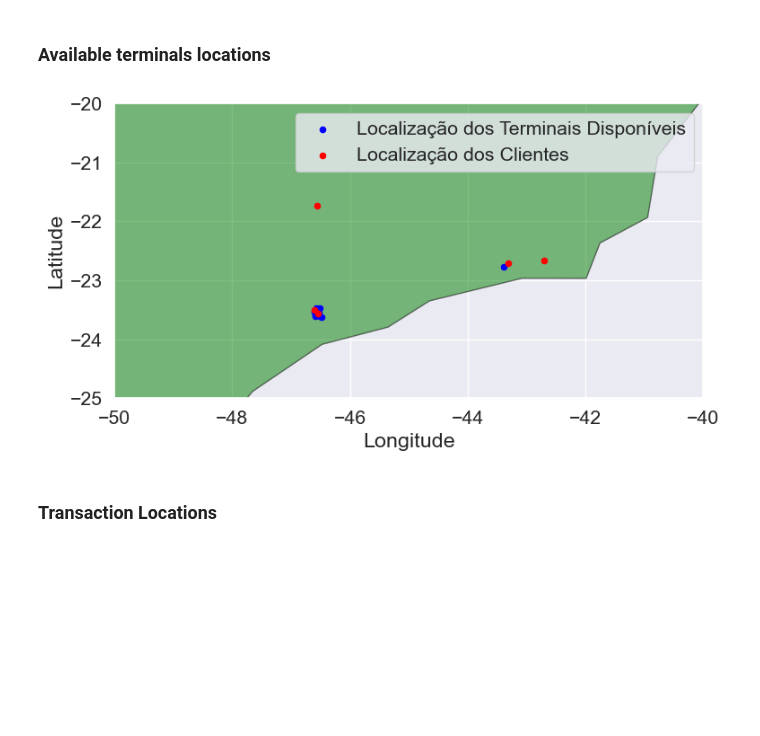
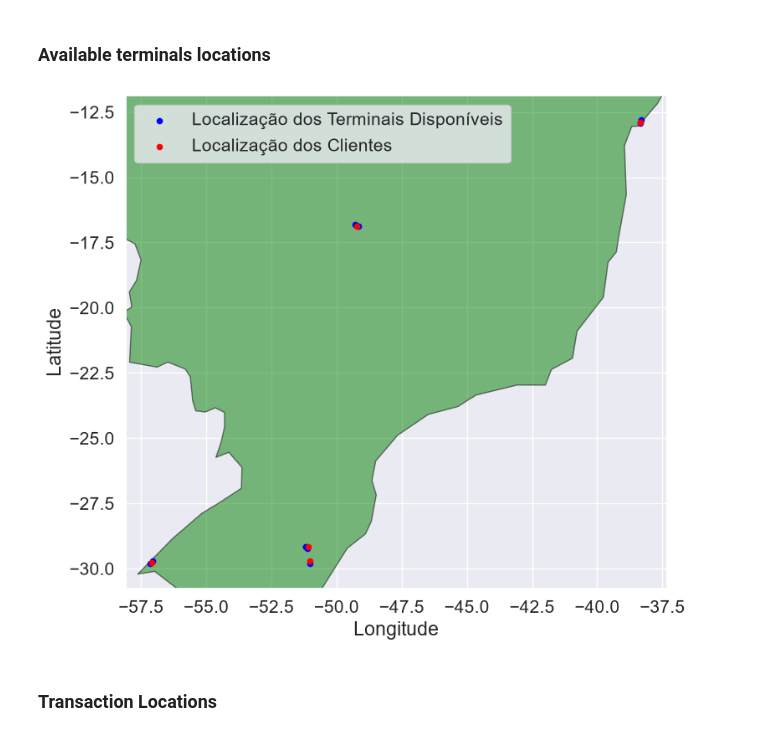
Before and after one commit to alexandreclem/synccfd, a Jupyter notebook: examples/simulator.ipynb, the cells around one changed output. Drawn from its saved outputs; the diff is of its cells as text; code cells hidden in the pictures; blank space fills up the shorter version.

```diff
--- a/examples/simulator.ipynb
+++ b/examples/simulator.ipynb
@@ -25,13 +68,16 @@ available_terminals_radius = 10
 start_date = "2025-01-01"
 
 generator = DatasetGenerator(
-    n_customers=5,
-    n_terminals=25,
-    nb_days=5,
-    city_radius=city_radius,
-    available_terminals_radius=available_terminals_radius,
-    start_date=start_date,
-    random_state=42,
+    **{
+        **PARAMS,
+        "n_customers": 5,
+        "n_terminals": 25,
+        "nb_days": 5,
+        "city_radius": city_radius,
+        "available_terminals_radius": available_terminals_radius,
+        "start_date": start_date,
+        "random_state": 42,
+    }
 )
 customer_profiles_table, terminal_profiles_table, transactions_df = generator.generate()
 
@@ -152,10 +201,12 @@ billing_cities_locs = gpd.GeoDataFrame(
     geometry=gpd.points_from_xy(billing_cities_locs.long, billing_cities_locs.lat),
 )
 
+n_physical = len(loc_features.terminal_cities_locations)
+physical_terminals = terminal_profiles_table.iloc[:n_physical]
 terminal_locs = gpd.GeoDataFrame(
-    terminal_profiles_table,
+    physical_terminals,
     geometry=gpd.points_from_xy(
-        terminal_profiles_table.terminal_long, terminal_profiles_table.terminal_lat
+        physical_terminals.terminal_long, physical_terminals.terminal_lat
     ),
 )
 
@@ -249,23 +300,25 @@ plt.show()
 # %%
 fig, axs = plt.subplots(1, 1, figsize=(8, 7))
 
 brazil.plot(color="green", edgecolor="black", alpha=0.5, ax=axs)
 available_terminal_locs.plot(
     color="blue", markersize=20, label="Localização dos Terminais Disponíveis", ax=axs
 )
 billing_locs.plot(color="red", markersize=20, label="Localização dos Clientes", ax=axs)
 
-plt.xlim([-50, -40])
-plt.ylim([-25, -20])
+# Around the customers
+bounds = billing_locs.total_bounds
+plt.xlim([bounds[0] - 1, bounds[2] + 1])
+plt.ylim([bounds[1] - 1, bounds[3] + 1])
 
 plt.xlabel("Longitude")
 plt.ylabel("Latitude")
 
 plt.legend()
 plt.tight_layout()
 plt.show()
 # %% [output]
-[figure, old version]
+[figure, new version]
 # %% [markdown]
 ### Transaction Locations
 # %%
```
Also changed, not shown: parts of 28 cells of this notebook, 59 other files.
